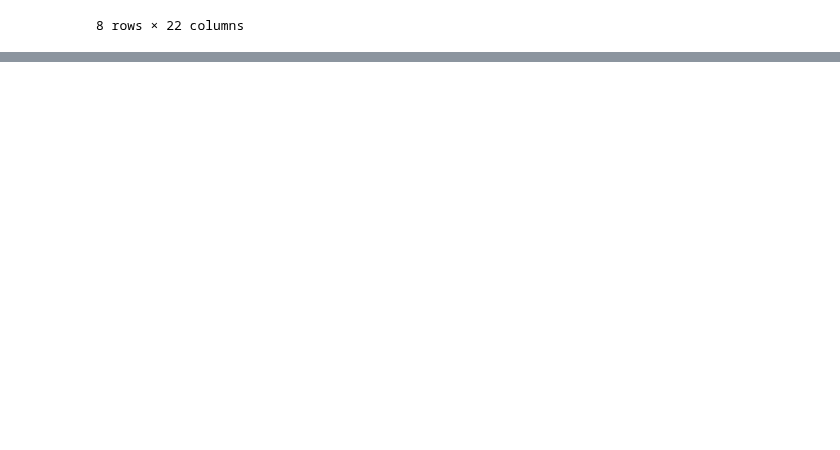
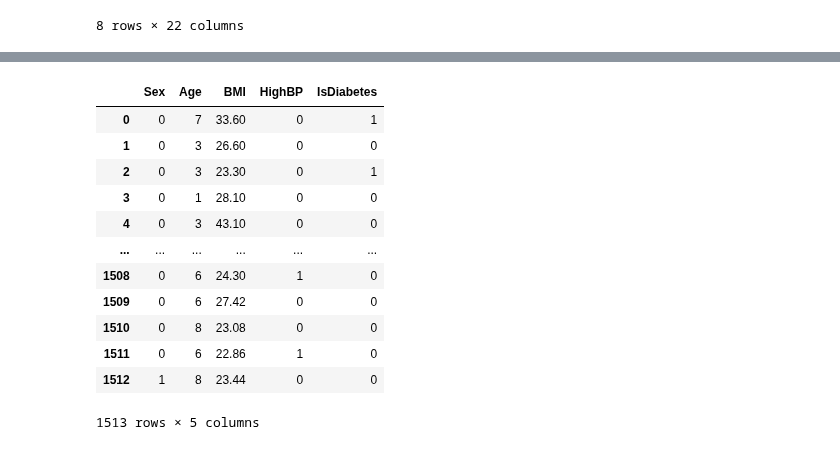
Before and after one commit to Rai1ag/Library, a Jupyter notebook: PJ_Итоговый проект/homework.ipynb, the cells around one changed output, grey strips where cells are left out. Cells and saved outputs as stored; diff of their text form; code cells hidden in the pictures; blank space fills up the shorter version.

```diff
--- a/PJ_Итоговый проект/homework.ipynb
+++ b/PJ_Итоговый проект/homework.ipynb
@@ -447,0 +581,55 @@ NameError: name 'concat_data' is not defined
+# %%
+def age_level(age: int) -> int:
+    """Функция для перевода возраста в соответствующий уровень 13-уровневой сис-мы.
+
+    Args:
+        age (int): возраст
+
+    Returns:
+        int: уровень/категория
+    """
+    if age < 18:
+        return 0
+    elif 18<= age <=24:
+        return 1
+    elif 25<= age <=29:
+        return 2
+    elif 30<= age <=34:
+        return 3
+    elif 35<= age <=39:
+        return 4
+    elif 40<= age <=44:
+        return 5
+    elif 45<= age <=49:
+        return 6
+    elif 50<= age <=54:
+        return 7
+    elif 55<= age <=59:
+        return 8
+    elif 60<= age <=64:
+        return 9
+    elif 65<= age <=69:
+        return 10
+    elif 70<= age <=74:
+        return 11
+    elif 75<= age <=79:
+        return 12
+    elif age > 80:
+        return 13
+# %%
+concat_df['Age'] = concat_df['Age'].apply(age_level)
+concat_df
+# %% [output]
+|  | Sex | Age | BMI | HighBP | IsDiabetes |
+| 0 | 0 | 7 | 33.60 | 0 | 1 |
+| 1 | 0 | 3 | 26.60 | 0 | 0 |
+| 2 | 0 | 3 | 23.30 | 0 | 1 |
+| 3 | 0 | 1 | 28.10 | 0 | 0 |
+| 4 | 0 | 3 | 43.10 | 0 | 0 |
+| ... | ... | ... | ... | ... | ... |
+| 1508 | 0 | 6 | 24.30 | 1 | 0 |
+| 1509 | 0 | 6 | 27.42 | 0 | 0 |
+| 1510 | 0 | 8 | 23.08 | 0 | 0 |
+| 1511 | 0 | 6 | 22.86 | 1 | 0 |
+| 1512 | 1 | 8 | 23.44 | 0 | 0 |
+1513 rows × 5 columns
```
Also changed, not shown: parts of 16 cells of this notebook.
